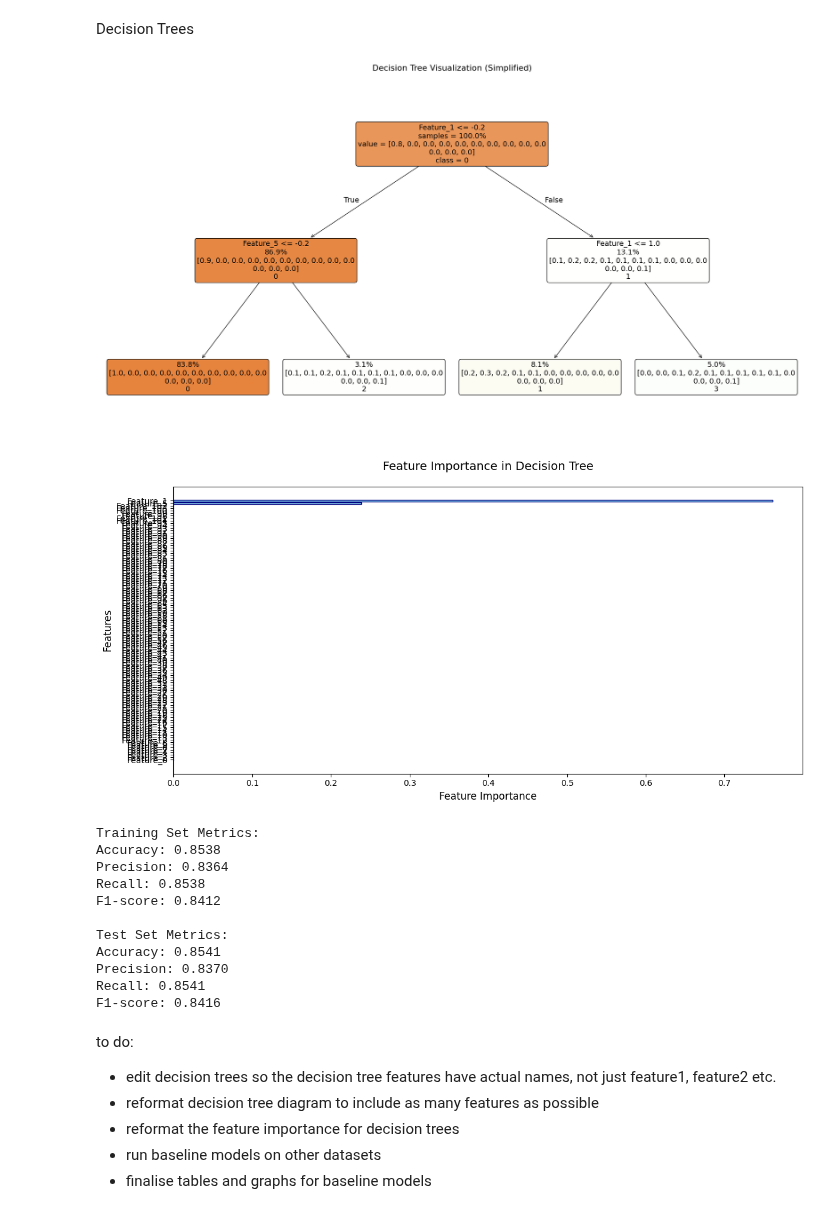
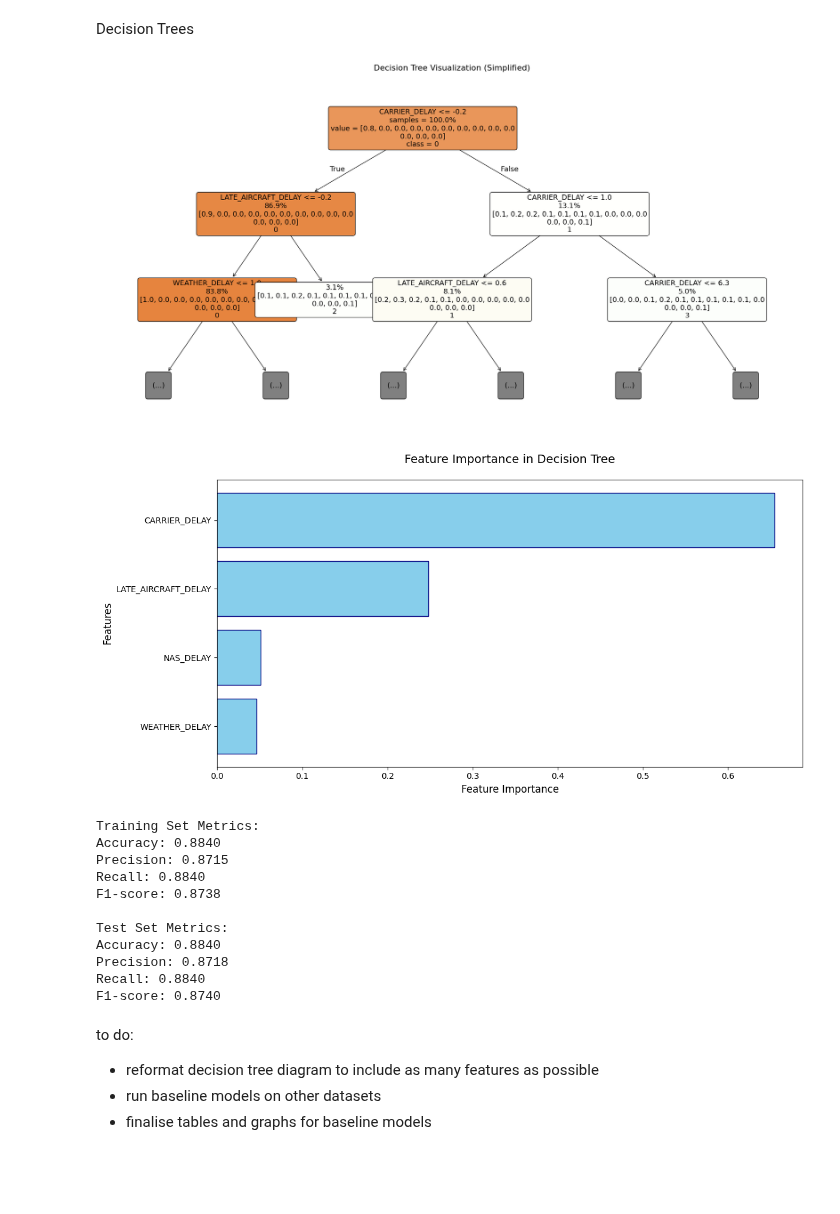
Before and after one commit to craigmiller24/MLP_Project, a Jupyter notebook: Baseline.ipynb, the cells around one changed output. Saved outputs shown, nothing was run; the diff lists cells and outputs as text; code cells hidden in the pictures; blank space fills up the shorter version.

```diff
--- a/Baseline.ipynb
+++ b/Baseline.ipynb
@@ -243,18 +244,9 @@ F1-score: 0.6680
 # %% [markdown]
 Decision Trees
 # %%
-import torch
-import torch.nn as nn
-import torch.optim as optim
-import matplotlib.pyplot as plt
-from sklearn.tree import DecisionTreeClassifier, plot_tree
-from sklearn.metrics import accuracy_score, precision_score, recall_score, f1_score
-import numpy as np
-import pandas as pd
-
-# Convert PyTorch tensors to Pandas DataFrame with feature names (Feature_1, Feature_2, etc.)
-X_train_df = pd.DataFrame(X_train.numpy(), columns=[f'Feature_{i}' for i in range(X_train.shape[1])])
-X_test_df = pd.DataFrame(X_test.numpy(), columns=[f'Feature_{i}' for i in range(X_test.shape[1])])
+# Convert PyTorch tensors to Pandas DataFrame using the already available feature names
+X_train_df = pd.DataFrame(X_train_torch.numpy(), columns=feature_names)
+X_test_df = pd.DataFrame(X_test_torch.numpy(), columns=feature_names)
 
 class SimpleDecisionTree:
     def __init__(self, max_depth=None, min_samples_leaf=None):
@@ -276,8 +268,8 @@ class SimpleDecisionTree:
 
 # Initialize and train model with stricter parameters
 model = SimpleDecisionTree(
-    max_depth=2,              # Reduced depth
-    min_samples_leaf=100      # Require at least 100 samples per leaf
+    max_depth=10,
+    min_samples_leaf=50
 )
 model.fit(X_train_df, Y_train)
 
@@ -288,7 +280,7 @@ plt.figure(figsize=(20, 10))
 plot_tree(
     model.model,
     filled=True,
-    feature_names=X_train_df.columns,  # Using feature names like Feature_1, Feature_2, etc.
+    feature_names=X_train_df.columns,  # Using feature names after preprocessing
     class_names=np.unique(Y_train).astype(str),
     fontsize=14,
     max_depth=2,             # Match the classifier's max_depth
@@ -326,9 +318,12 @@ plt.show()
 # Feature importance plot
 plt.figure(figsize=(12, 6))
 importance_data = pd.DataFrame({
-    'Feature': X_train_df.columns,  # Using feature names like Feature_1, Feature_2, etc.
+    'Feature': X_train_df.columns,  # Using feature names after preprocessing
     'Importance': model.get_feature_importances()
-}).sort_values('Importance', ascending=True)
+})
+
+# Filter to show only features with non-zero importance
+importance_data = importance_data[importance_data['Importance'] > 0].sort_values('Importance', ascending=True)
 
 plt.barh(importance_data['Feature'],
          importance_data['Importance'],
@@ -349,50 +344,48 @@ plt.savefig('feature_importance_plot.png',
 plt.show()
 
 # Predict on the training and test sets
 y_pred_train = model.predict(X_train_df)
 y_pred_test = model.predict(X_test_df)
 
 # Calculate metrics for training and test sets
 train_accuracy = accuracy_score(Y_train, y_pred_train)
 train_precision = precision_score(Y_train, y_pred_train, average='weighted')
 train_recall = recall_score(Y_train, y_pred_train, average='weighted')
 train_f1 = f1_score(Y_train, y_pred_train, average='weighted')
 
 test_accuracy = accuracy_score(Y_test, y_pred_test)
 test_precision = precision_score(Y_test, y_pred_test, average='weighted')
 test_recall = recall_score(Y_test, y_pred_test, average='weighted')
 test_f1 = f1_score(Y_test, y_pred_test, average='weighted')
 
 # Print the metrics
 print(f'\nTraining Set Metrics:')
 print(f'Accuracy: {train_accuracy:.4f}')
 print(f'Precision: {train_precision:.4f}')
 print(f'Recall: {train_recall:.4f}')
 print(f'F1-score: {train_f1:.4f}')
 
 print(f'\nTest Set Metrics:')
 print(f'Accuracy: {test_accuracy:.4f}')
 print(f'Precision: {test_precision:.4f}')
 print(f'Recall: {test_recall:.4f}')
 print(f'F1-score: {test_f1:.4f}')
 # %% [output]
-[figure, old version]
+[figure, new version]
-[figure, old version]
+[figure, new version]
 Training Set Metrics:
-Accuracy: 0.8538
-Precision: 0.8364
-Recall: 0.8538
-F1-score: 0.8412
+Accuracy: 0.8840
+Precision: 0.8715
+Recall: 0.8840
+F1-score: 0.8738
 
 Test Set Metrics:
-Accuracy: 0.8541
-Precision: 0.8370
-Recall: 0.8541
-F1-score: 0.8416
+Accuracy: 0.8840
+Precision: 0.8718
+Recall: 0.8840
+F1-score: 0.8740
 # %% [markdown]
 to do:
-- edit decision trees so the decision tree features have actual names, not just feature1, feature2 etc.
 - reformat decision tree diagram to include as many features as possible
-- reformat the feature importance for decision trees
 - run baseline models on other datasets
 - finalise tables and graphs for baseline models
```
Also changed, not shown: parts of 1 cell of this notebook, 4 other files.
